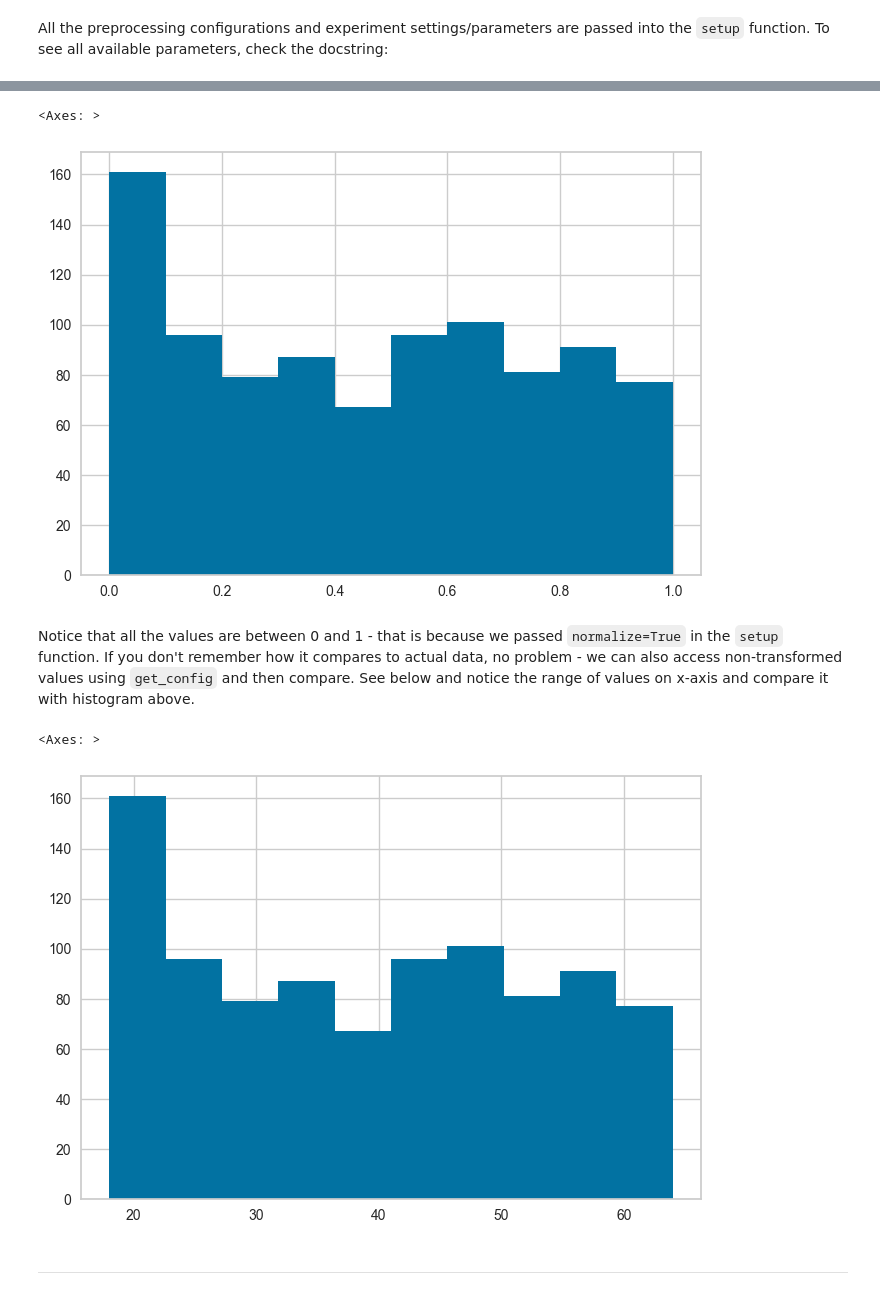
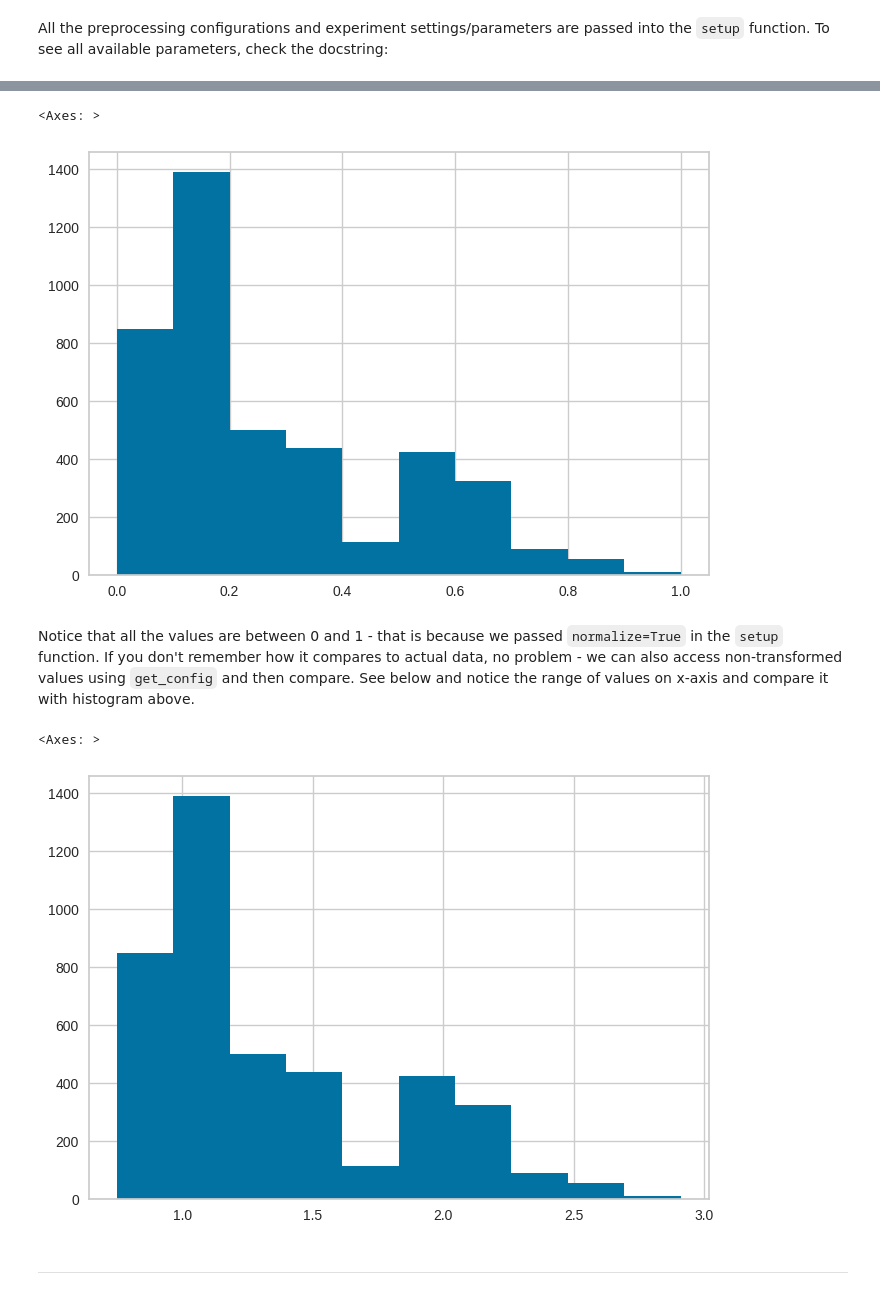
Before and after one commit to ashivashankars/CMPE255_Assignments, a Jupyter notebook: tutorials/Tutorial - Regression.ipynb, the cells around one changed output, grey strips where cells are left out. Cells and saved outputs as stored; diff of their text form; code cells hidden in the pictures.

```diff
--- a/tutorials/Tutorial - Regression.ipynb
+++ b/tutorials/Tutorial - Regression.ipynb
@@ -445,16 +659,16 @@ s = setup(data, target = 'charges', session_id = 123,
 # %%
 # lets check the X_train_transformed to see effect of params passed
-get_config('X_train_transformed')['age'].hist()
+get_config('X_train_transformed')['Carat Weight'].hist()
 # %% [output]
 <Axes: >
-[figure, old version]
+[figure, new version]
 # %% [markdown]
 Notice that all the values are between 0 and 1 - that is because we passed `normalize=True` in the `setup` function. If you don't remember how it compares to actual data, no problem - we can also access non-transformed values using `get_config` and then compare. See below and notice the range of values on x-axis and compare it with histogram above.
 # %%
-get_config('X_train')['age'].hist()
+get_config('X_train')['Carat Weight'].hist()
 # %% [output]
 <Axes: >
-[figure, old version]
+[figure, new version]
 # %% [markdown]
 ___
 # %% [markdown]
```
Also changed, not shown: parts of 85 cells of this notebook.
